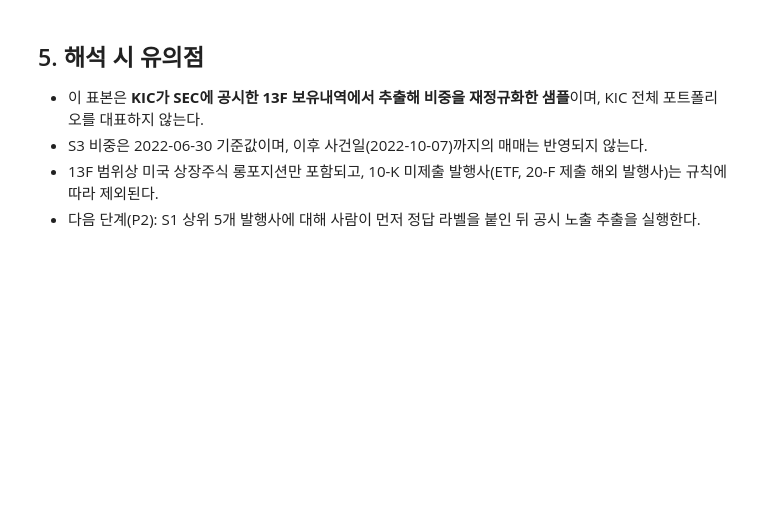
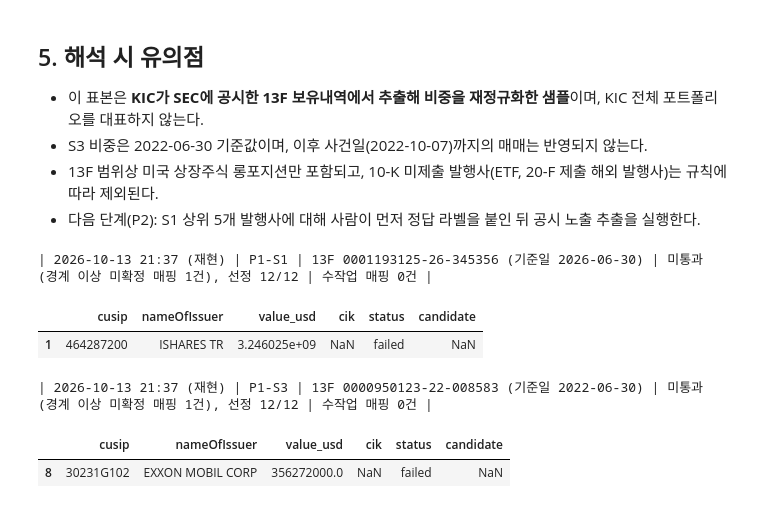
Before and after one commit to Hyeseoong/blindspot, a Jupyter notebook: notebooks/01_kic_13f_extraction.ipynb, the cells around one changed output. Cells and saved outputs as stored; diff of their text form; code cells hidden in the pictures; blank space fills up the shorter version.

```diff
--- a/notebooks/01_kic_13f_extraction.ipynb
+++ b/notebooks/01_kic_13f_extraction.ipynb
@@ -15,7 +15,7 @@
 # %%
 # ── 설정 ─────────────────────────────────────────────
 USE_FIXTURES = False   # True: 모의 응답으로 스모크 테스트 (실제 데이터 아님)
-USER_AGENT = "Blind Spot pilot Hyeseong Kim energy_hs@naver.com"   # ← 반드시 수정 (ASCII만)
+USER_AGENT = "Blind Spot pilot Hyeseong Kim luckykhs@gachon.ac.kr"   # ← 반드시 수정 (ASCII만)
 
 KIC_CIK = 1441689
 SAMPLE_SIZE = 12
@@ -112,3 +192,23 @@ for res in results.values():
 - S3 비중은 2022-06-30 기준값이며, 이후 사건일(2022-10-07)까지의 매매는 반영되지 않는다.
 - 13F 범위상 미국 상장주식 롱포지션만 포함되고, 10-K 미제출 발행사(ETF, 20-F 제출 해외 발행사)는 규칙에 따라 제외된다.
 - 다음 단계(P2): S1 상위 5개 발행사에 대해 사람이 먼저 정답 라벨을 붙인 뒤 공시 노출 추출을 실행한다.
+# %%
+from datetime import datetime
+
+empty_manual = pd.DataFrame(columns=["cusip", "cik", "note"])
+for name, spec in SPECS.items():
+    r0 = k.build_sample(client, KIC_CIK, spec, tickers, empty_manual)
+    m, p = r0.metadata, r0.p1
+    status = "통과" if p["pass"] else f"미통과 (경계 이상 미확정 매핑 {p['unmapped_at_or_above_boundary']}건)"
+    print(f"| {datetime.now():%Y-%m-%d %H:%M} (재현) | P1-{name} | 13F {m['accession']} (기준일 {m['report_date']}) "
+          f"| {status}, 선정 {p['selected_issuers']}/{p['target']} | 수작업 매핑 0건 |")
+    # 미통과 원인이 된 증권 목록 (기록용)
+    boundary = p["boundary_value_usd"]
+    display(r0.mapping_failures[r0.mapping_failures["value_usd"] >= boundary])
+# %% [output]
+| 2026-10-13 21:37 (재현) | P1-S1 | 13F 0001193125-26-345356 (기준일 2026-06-30) | 미통과 (경계 이상 미확정 매핑 1건), 선정 12/12 | 수작업 매핑 0건 |
+|  | cusip | nameOfIssuer | value_usd | cik | status | candidate |
+| 1 | 464287200 | ISHARES TR | 3.246025e+09 | NaN | failed | NaN |
+| 2026-10-13 21:37 (재현) | P1-S3 | 13F 0000950123-22-008583 (기준일 2022-06-30) | 미통과 (경계 이상 미확정 매핑 1건), 선정 12/12 | 수작업 매핑 0건 |
+|  | cusip | nameOfIssuer | value_usd | cik | status | candidate |
+| 8 | 30231G102 | EXXON MOBIL CORP | 356272000.0 | NaN | failed | NaN |
```
Also changed, not shown: parts of 7 cells of this notebook, 26 other files.
